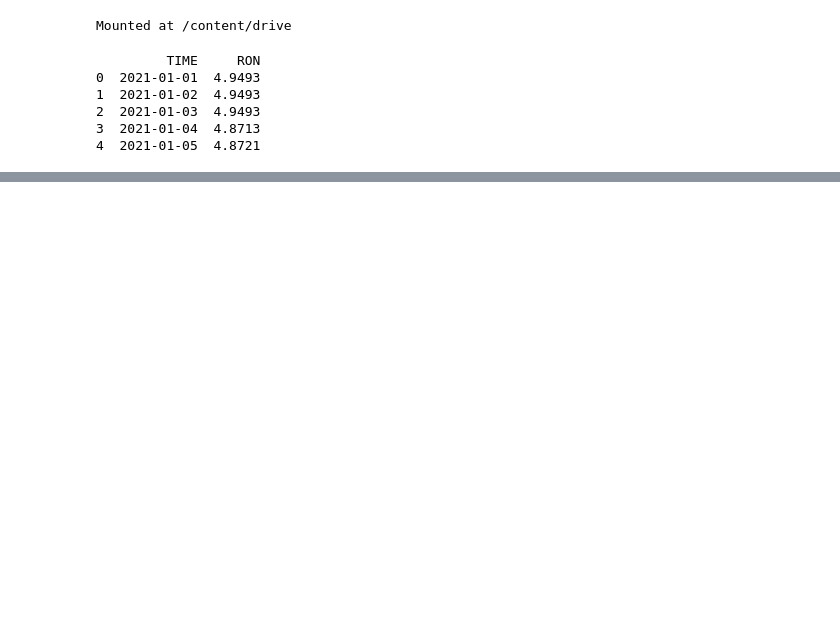
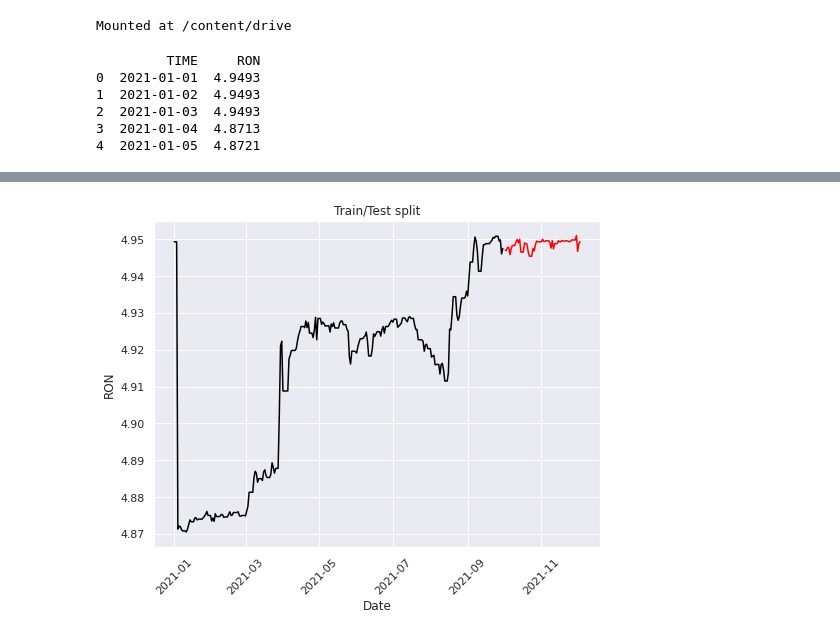
Before and after one commit to jtunde/Python, a Jupyter notebook: cn2.ipynb, the cells around one changed output, grey strips where cells are left out. Saved outputs shown, nothing was run; the diff lists cells and outputs as text; code cells hidden in the pictures; blank space fills up the shorter version.

```diff
--- a/cn2.ipynb
+++ b/cn2.ipynb
@@ -33,0 +65,13 @@ print(data.head())
+# %%
+train = data[data.index < pd.to_datetime("2021-10-01", format='%Y-%m-%d')]
+test = data[data.index > pd.to_datetime("2021-10-01", format='%Y-%m-%d')]
+
+plt.plot(train['RON'], color = "black")
+plt.plot(test['RON'], color = "red")
+plt.ylabel('RON')
+plt.xlabel('Date')
+plt.xticks(rotation=45)
+plt.title("Train/Test split")
+plt.show()
+# %% [output]
+[figure, added]
```
Also changed, not shown: parts of 6 cells of this notebook.
